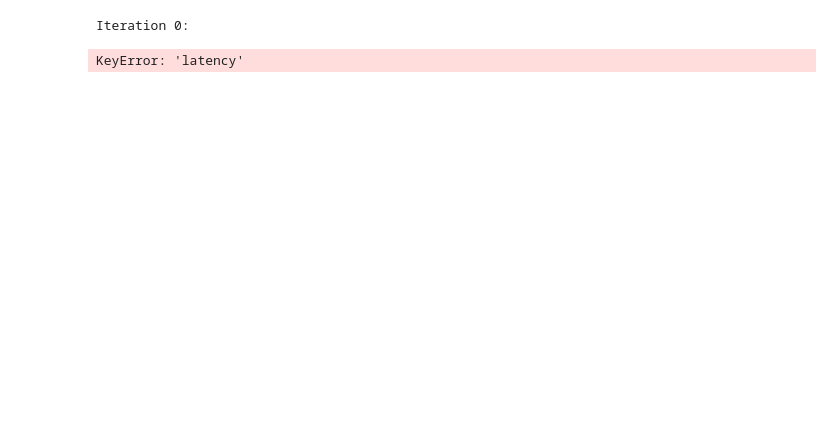
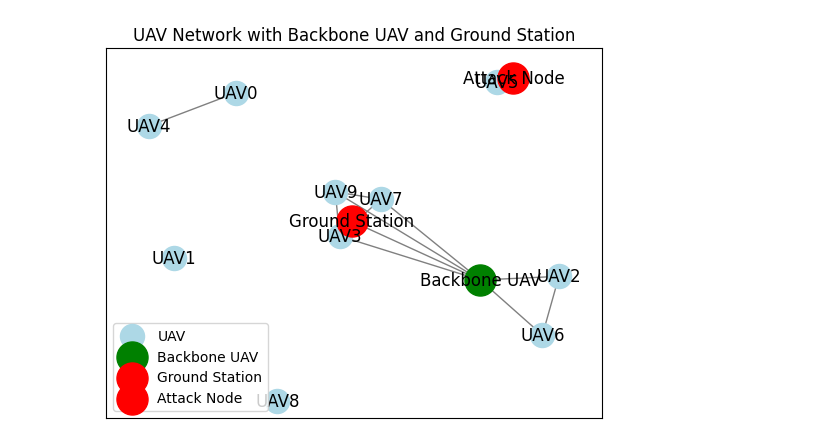
Before and after one commit to Solumba/UAV-Network-Monitoring-System, a Jupyter notebook: Uav_Swarm_Model.ipynb, the cells around one changed output. Drawn from its saved outputs; the diff is of its cells as text; code cells hidden in the pictures; blank space fills up the shorter version.

```diff
--- a/Uav_Swarm_Model.ipynb
+++ b/Uav_Swarm_Model.ipynb
@@ -425,23 +409,22 @@ Iteration 1:
-# %%
-# Parameters for DDoS attack targeting multiple UAVs
-ddos_targets = [5, 7]  # Targeting UAVs with IDs 5 and 7
-num_attack_packets = 50  # Number of attack packets per target
-attack_packet_size = 10  # Size of each attack packet
-
-# Running the simulation with DDoS attack on multiple targets
-simulation.run_ddos_simulation(uav_network, total_time, update_interval, move_range, connection_range, backbone_range, num_packets, ddos_targets, num_attack_packets, attack_packet_size, attack_node_id)
-# %% [output]
-Iteration 0:
-KeyError: 'latency'
-# %%
-# Initialize Simulation
-simulation = UAVNetworkSimulation(URI, AUTH)
-
-# Create and Setup UAV Network
-uav_network = simulation.create_initial_graph(num_uavs, connection_range, ground_station_pos, backbone_range)
-
-# Add the attack node
-attack_node_id = simulation.add_attack_node(uav_network, num_uavs)
-
-# Upload to Neo4j if needed
-simulation.upload_to_neo4j(uav_network)
+# %%
+# Initialize the simulation object and create the initial UAV network
+simulation = UAVNetworkSimulation(URI, AUTH)
+uav_network = simulation.update_network_connections(uav_network, connection_range, backbone_range)
+
+# Upload the initial UAV network to Neo4j
+simulation.upload_to_neo4j(uav_network)
+
+# Target UAV ID for the DDoS attack
+target_uav_id = 5  # Example: Target UAV ID that you want to attack
+
+# Add the attack node and connect it to the target UAV
+attack_node_id = simulation.add_attack_node(uav_network, target_uav_id, num_uavs)
+simulation.upload_attack_node_to_neo4j(uav_network, attack_node_id)
+
+# Optionally, visualize the updated network to confirm the addition and connection of the attack node
+simulation.draw_graph(uav_network)
+
+# Close the Neo4j connection at the end of the session
+simulation.close()
+# %% [output]
+[figure, added]
```
Also changed, not shown: parts of 3 cells of this notebook.
